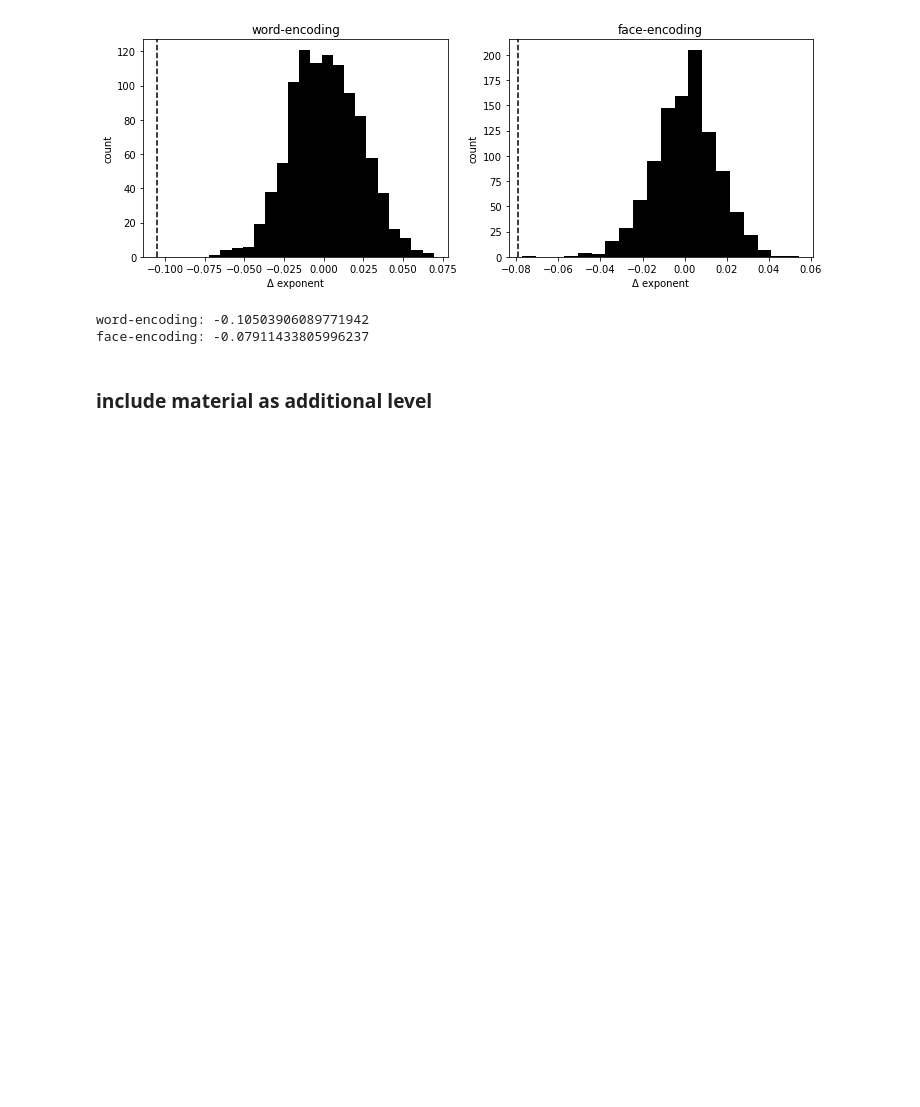
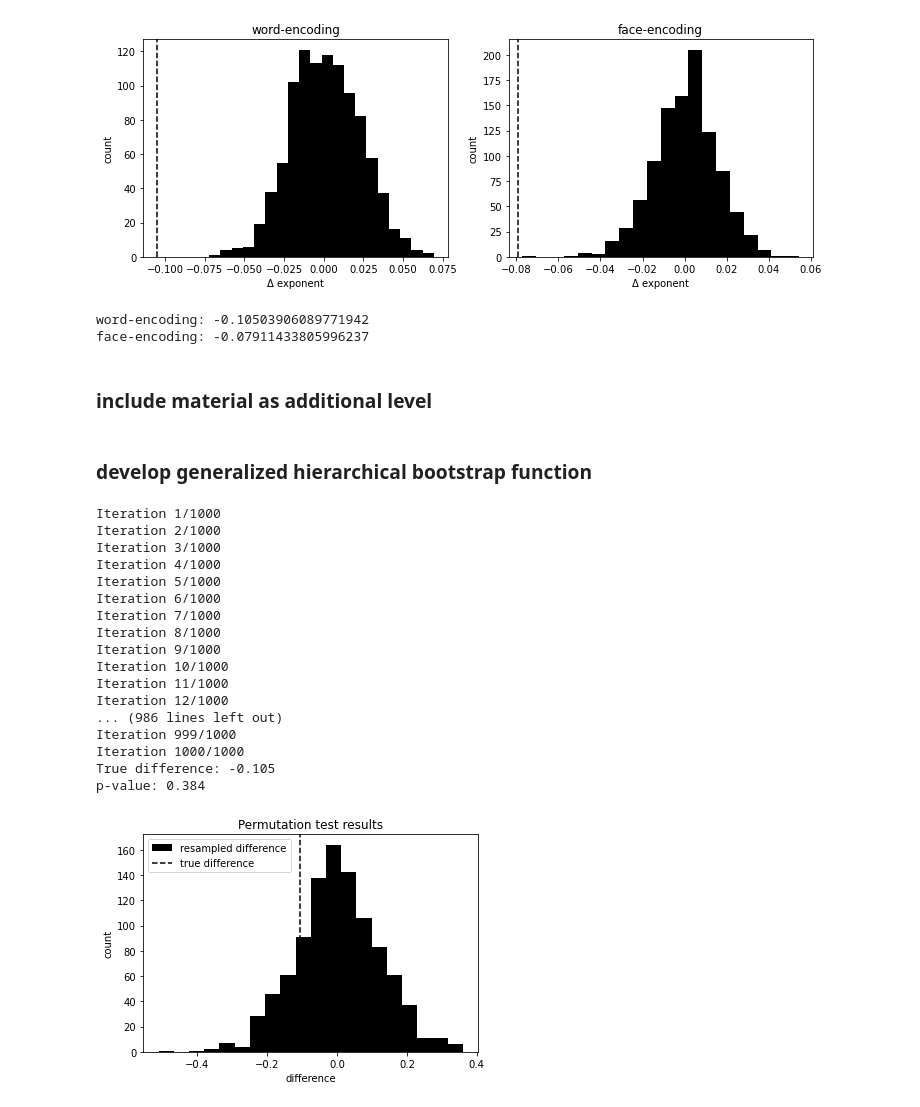
Before and after one commit to voytekresearch/oscillation_vs_exponent, a Jupyter notebook: notebooks/hierarchical_bootstrap.ipynb, the cells around one changed output. Drawn from its saved outputs; the diff is of its cells as text; code cells hidden in the pictures; blank space fills up the shorter version.

Commit message:
feat: develop generalized stat func

```diff
--- a/notebooks/hierarchical_bootstrap.ipynb
+++ b/notebooks/hierarchical_bootstrap.ipynb
@@ -263,3 +286,5 @@ face-encoding: -0.07911433805996237
 
 # # print time
 # print(f"Resampling completed in {time() - t_start :0.1f} s")
+# %% [markdown]
+### develop generalized hierarchical bootstrap function
@@ -265,0 +388,23 @@ face-encoding: -0.07911433805996237
+# %%
+# apply hierarchical bootstrap to exponent values
+p_value, distribution, true_diff = hierarchical_bootstrap(df, 'exponent', 'epoch', 'patient', 'chan_idx', 1000)
+plot_permutation_results(distribution, true_diff)
+# %% [output]
+Iteration 1/1000
+Iteration 2/1000
+Iteration 3/1000
+Iteration 4/1000
+Iteration 5/1000
+Iteration 6/1000
+Iteration 7/1000
+Iteration 8/1000
+Iteration 9/1000
+Iteration 10/1000
+Iteration 11/1000
+Iteration 12/1000
+... (986 lines left out)
+Iteration 999/1000
+Iteration 1000/1000
+True difference: -0.105
+p-value: 0.384
+[figure, added]
```
Also changed, not shown: parts of 3 cells of this notebook.
